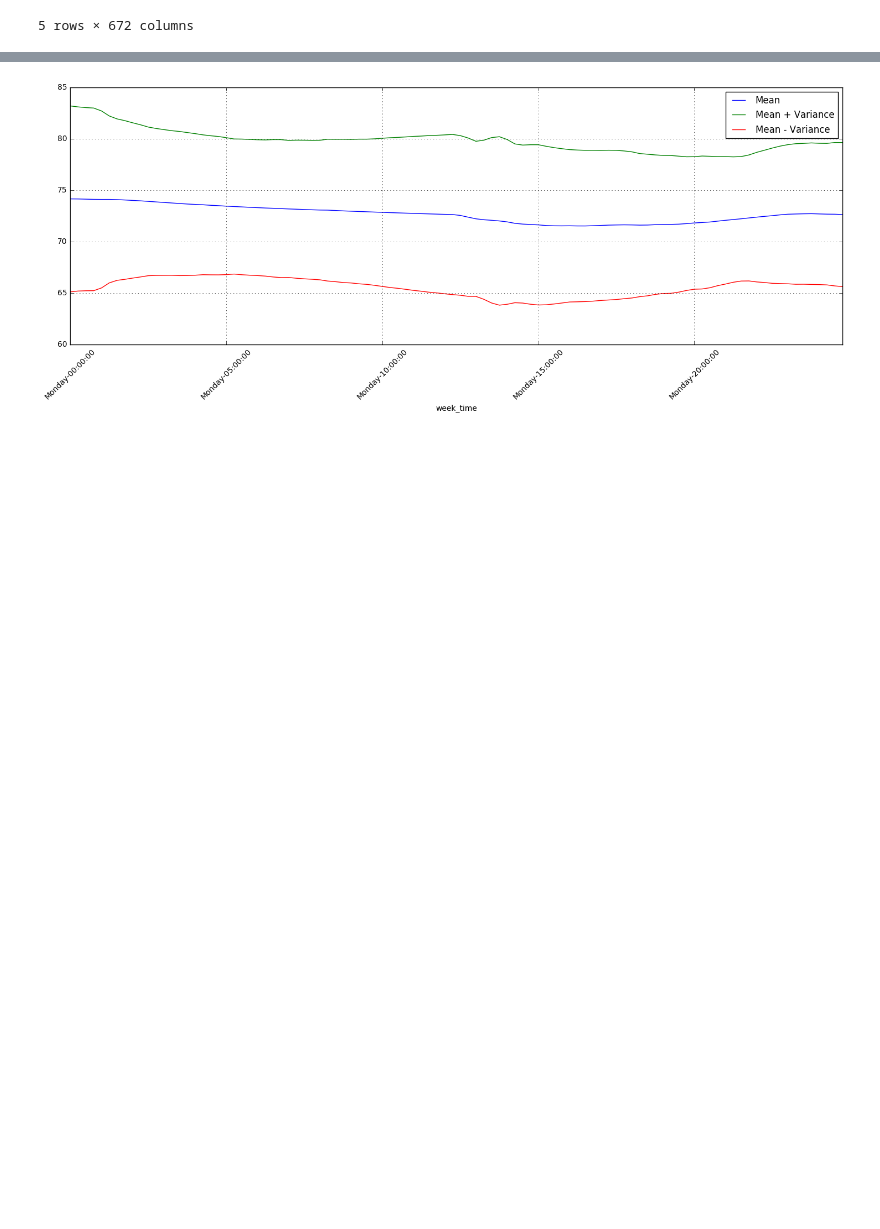
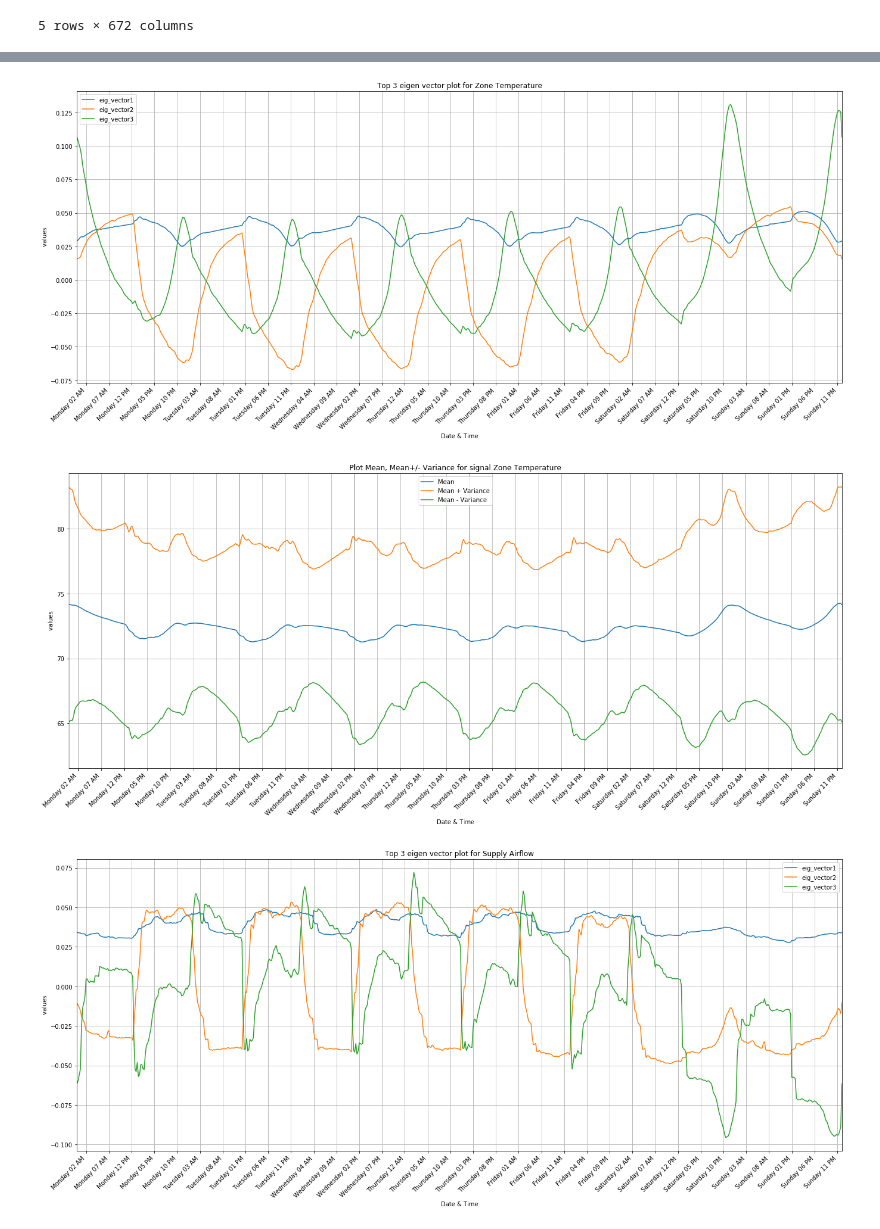
Before and after one commit to mas-dse-mkjaiswa/Capstone, a Jupyter notebook: final/sensor_data_pca.ipynb, the cells around one changed output, grey strips where cells are left out. Cells and saved outputs as stored; diff of their text form; code cells hidden in the pictures; blank space fills up the shorter version.

```diff
--- a/final/sensor_data_pca.ipynb
+++ b/final/sensor_data_pca.ipynb
@@ -97,6 +98,26 @@ plot_eigen_vectors(final_df_saf, axes[1], 'Supply Airflow')
-# %%
-plot_df = pd.DataFrame([final_df_zt.mean(), final_df_zt.mean() + final_df_zt.var(), final_df_zt.mean() - final_df_zt.var()],
-            index = ["Mean", "Mean + Variance", "Mean - Variance"]).T
-plot_df.head(100).plot(grid=True, rot=45, figsize=(18, 6));
-# %% [output]
-[figure, removed]
+# %%
+def plot_eigen_vectors_mean(df, signal, n_top=3):
+    # calculate the covairnace matrix of the data
+    cov_matrix = np.cov(df, rowvar=False)
+
+    # find the eigen values are eigen vectors
+    eig_values, eig_vectors = np.linalg.eig(cov_matrix)
+
+    # Get the indices of top 3 eigen values
+    eigen_val_index = pd.Series(eig_values).sort_values(ascending=False).head(n_top).index.tolist()
+    eig_df = pd.DataFrame(eig_vectors[:, eigen_val_index], index=final_df_zt.columns,
+        columns=map(lambda x: "eig_vector" + str(x), range(1, n_top + 1)))
+    mean_df = pd.DataFrame([df.mean(), df.mean() + df.var(), df.mean() - df.var()],
+            index = ["Mean", "Mean + Variance", "Mean - Variance"]).T
+
+    title1 = 'Top %d eigen vector plot for %s'%(n_top, signal)
+    plot_with_xtick(eig_df,300,title=title1)
+    title2 = 'Plot Mean, Mean+/- Variance for signal %s'%signal
+    plot_with_xtick(mean_df,300,title=title2)
+
+plot_eigen_vectors_mean(final_df_zt,'Zone Temperature')
+plot_eigen_vectors_mean(final_df_saf,'Supply Airflow')
+# %% [output]
+[figure, added]
+[figure, added]
+[figure, added]
```
Also changed, not shown: parts of 4 cells of this notebook.
